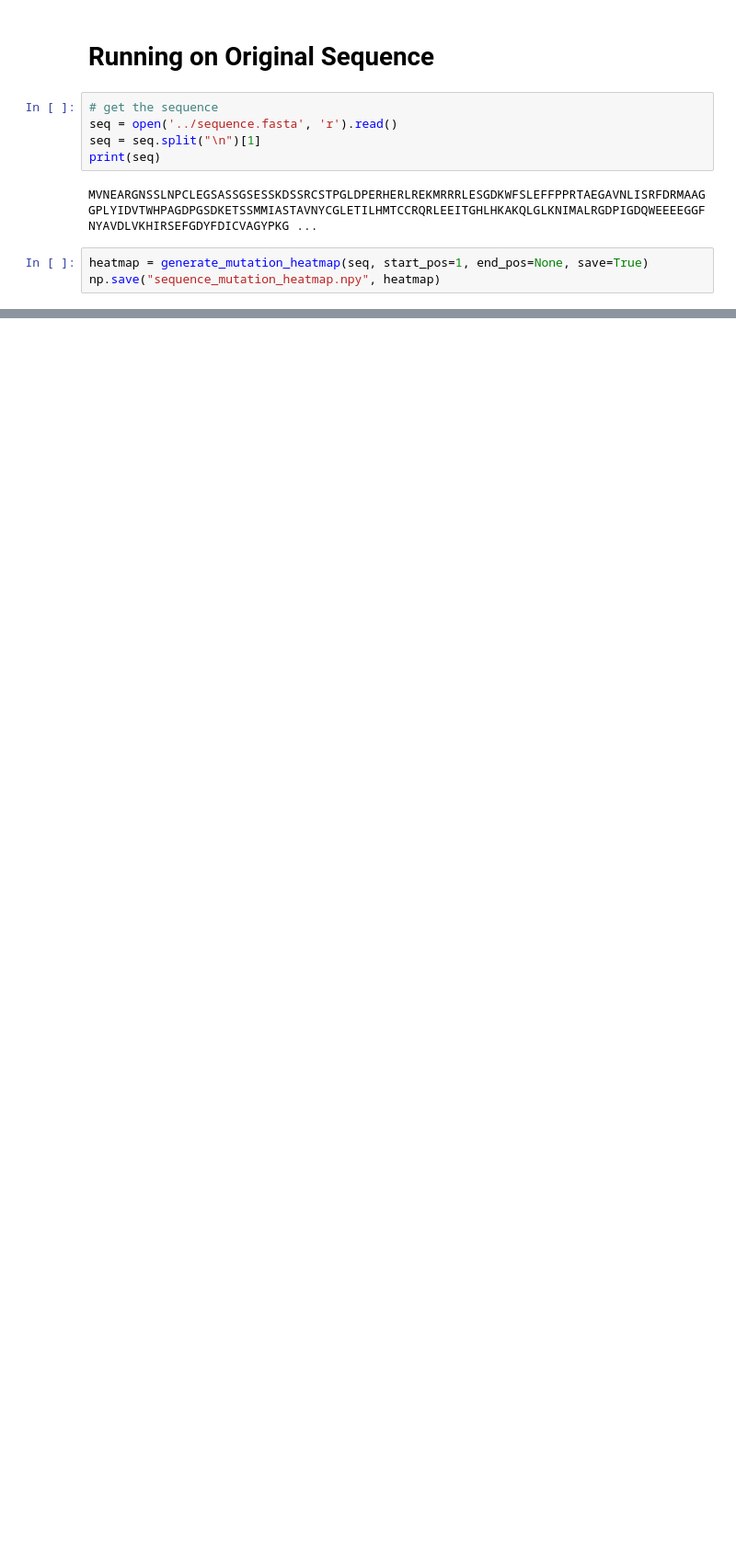
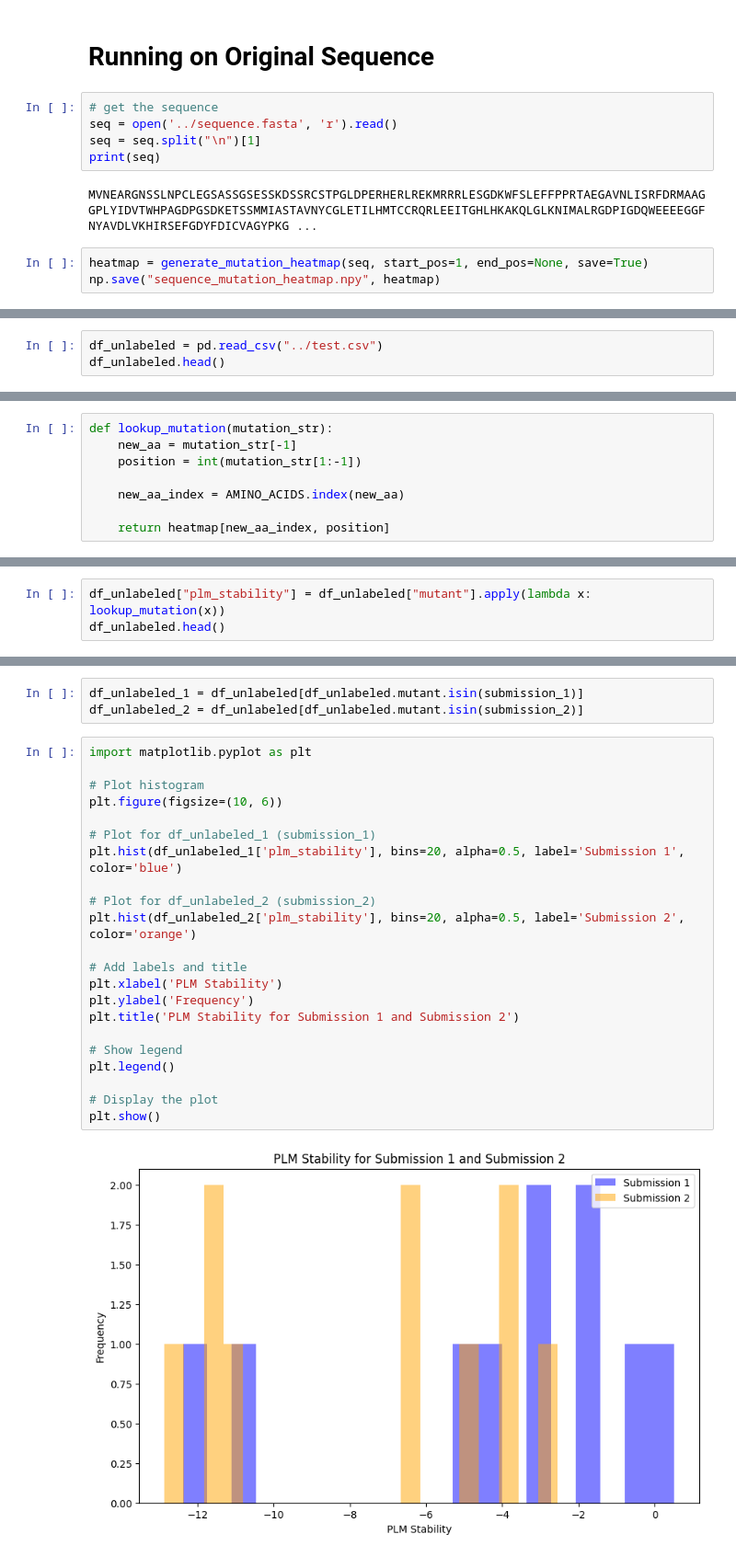
Before and after one commit to radroof22/cse-7850-combio-hackathon, a Jupyter notebook: plm_stability/PLM_Stability.ipynb, the cells around one changed output, grey strips where cells are left out. Shown at 92% size. Saved outputs shown, nothing was run; the diff lists cells and outputs as text; blank space fills up the shorter version.

Commit message:
plm stability predictions per token

```diff
--- a/plm_stability/PLM_Stability.ipynb
+++ b/plm_stability/PLM_Stability.ipynb
@@ -118,0 +123,3 @@ v
+# %%
+df_unlabeled = pd.read_csv("../test.csv")
+df_unlabeled.head()
@@ -118,0 +133,8 @@ v
+# %%
+def lookup_mutation(mutation_str):
+    new_aa = mutation_str[-1]
+    position = int(mutation_str[1:-1])
+
+    new_aa_index = AMINO_ACIDS.index(new_aa)
+
+    return heatmap[new_aa_index, position]
@@ -118,0 +145,3 @@ v
+# %%
+df_unlabeled["plm_stability"] = df_unlabeled["mutant"].apply(lambda x: lookup_mutation(x))
+df_unlabeled.head()
@@ -118,0 +195,27 @@ v
+# %%
+df_unlabeled_1 = df_unlabeled[df_unlabeled.mutant.isin(submission_1)]
+df_unlabeled_2 = df_unlabeled[df_unlabeled.mutant.isin(submission_2)]
+# %%
+import matplotlib.pyplot as plt
+
+# Plot histogram
+plt.figure(figsize=(10, 6))
+
+# Plot for df_unlabeled_1 (submission_1)
+plt.hist(df_unlabeled_1['plm_stability'], bins=20, alpha=0.5, label='Submission 1', color='blue')
+
+# Plot for df_unlabeled_2 (submission_2)
+plt.hist(df_unlabeled_2['plm_stability'], bins=20, alpha=0.5, label='Submission 2', color='orange')
+
+# Add labels and title
+plt.xlabel('PLM Stability')
+plt.ylabel('Frequency')
+plt.title('PLM Stability for Submission 1 and Submission 2')
+
+# Show legend
+plt.legend()
+
+# Display the plot
+plt.show()
+# %% [output]
+[figure, added]
```
Also changed, not shown: parts of 14 cells of this notebook, 1 other file.
